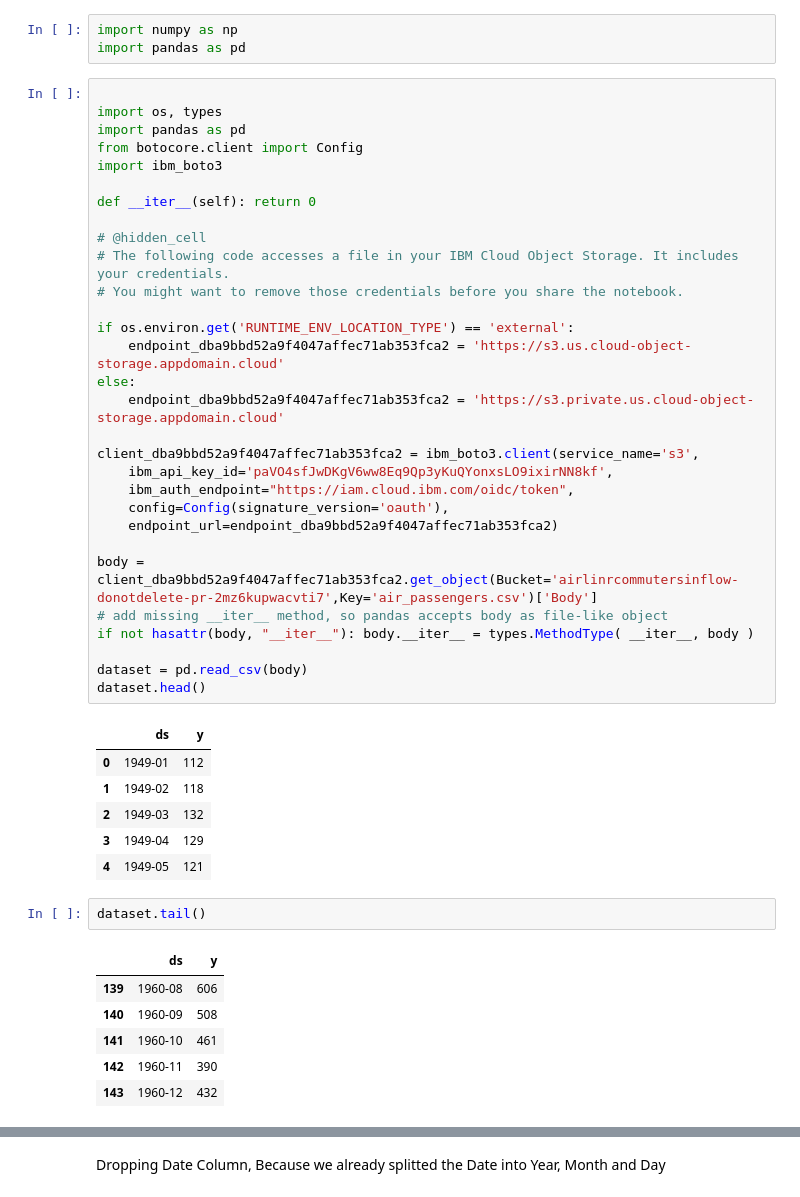
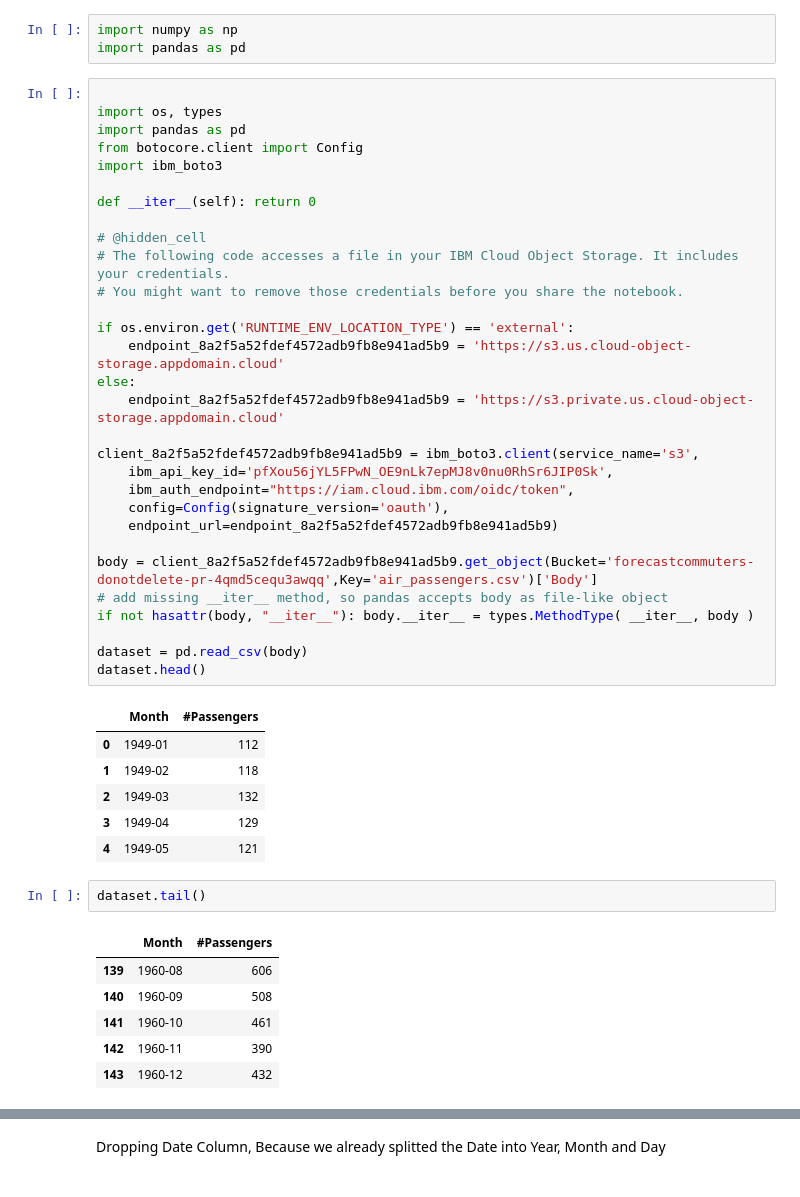
Before and after one commit to smartinternz02/SI-GuidedProject-7239-1640674816, a Jupyter notebook: Forecast_inflow_ibm.ipynb, the cells around one changed output, grey strips where cells are left out. Cells and saved outputs as stored; diff of their text form.

```diff
--- a/Forecast_inflow_ibm.ipynb
+++ b/Forecast_inflow_ibm.ipynb
@@ -10,35 +10,35 @@ import pandas as pd
 # %%
 
 import os, types
 import pandas as pd
 from botocore.client import Config
 import ibm_boto3
 
 def __iter__(self): return 0
 
 # @hidden_cell
 # The following code accesses a file in your IBM Cloud Object Storage. It includes your credentials.
 # You might want to remove those credentials before you share the notebook.
 
 if os.environ.get('RUNTIME_ENV_LOCATION_TYPE') == 'external':
-    endpoint_dba9bbd52a9f4047affec71ab353fca2 = 'https://s3.us.cloud-object-storage.appdomain.cloud'
+    endpoint_8a2f5a52fdef4572adb9fb8e941ad5b9 = 'https://s3.us.cloud-object-storage.appdomain.cloud'
 else:
-    endpoint_dba9bbd52a9f4047affec71ab353fca2 = 'https://s3.private.us.cloud-object-storage.appdomain.cloud'
+    endpoint_8a2f5a52fdef4572adb9fb8e941ad5b9 = 'https://s3.private.us.cloud-object-storage.appdomain.cloud'
 
-client_dba9bbd52a9f4047affec71ab353fca2 = ibm_boto3.client(service_name='s3',
-    ibm_api_key_id='paVO4sfJwDKgV6ww8Eq9Qp3yKuQYonxsLO9ixirNN8kf',
+client_8a2f5a52fdef4572adb9fb8e941ad5b9 = ibm_boto3.client(service_name='s3',
+    ibm_api_key_id='pfXou56jYL5FPwN_OE9nLk7epMJ8v0nu0RhSr6JIP0Sk',
     ibm_auth_endpoint="https://iam.cloud.ibm.com/oidc/token",
     config=Config(signature_version='oauth'),
-    endpoint_url=endpoint_dba9bbd52a9f4047affec71ab353fca2)
+    endpoint_url=endpoint_8a2f5a52fdef4572adb9fb8e941ad5b9)
 
-body = client_dba9bbd52a9f4047affec71ab353fca2.get_object(Bucket='airlinrcommutersinflow-donotdelete-pr-2mz6kupwacvti7',Key='air_passengers.csv')['Body']
+body = client_8a2f5a52fdef4572adb9fb8e941ad5b9.get_object(Bucket='forecastcommuters-donotdelete-pr-4qmd5cequ3awqq',Key='air_passengers.csv')['Body']
 # add missing __iter__ method, so pandas accepts body as file-like object
 if not hasattr(body, "__iter__"): body.__iter__ = types.MethodType( __iter__, body )
 
 dataset = pd.read_csv(body)
 dataset.head()
 # %% [output]
-|  | ds | y |
+|  | Month | #Passengers |
 | 0 | 1949-01 | 112 |
 | 1 | 1949-02 | 118 |
 | 2 | 1949-03 | 132 |
@@ -47,7 +47,7 @@ dataset.head()
 # %%
 dataset.tail()
 # %% [output]
-|  | ds | y |
+|  | Month | #Passengers |
 | 139 | 1960-08 | 606 |
 | 140 | 1960-09 | 508 |
 | 141 | 1960-10 | 461 |
```
Also changed, not shown: parts of 23 cells of this notebook.
